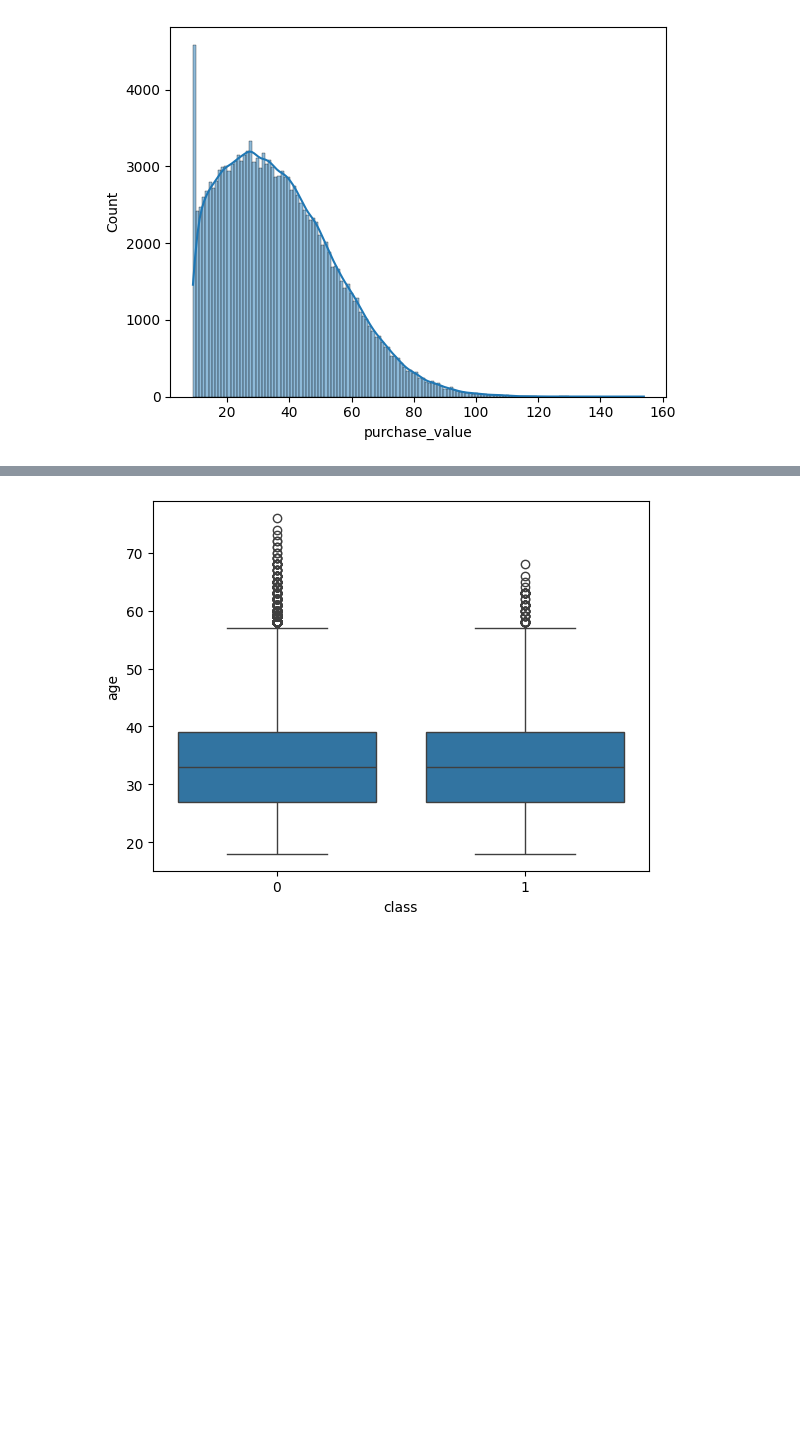
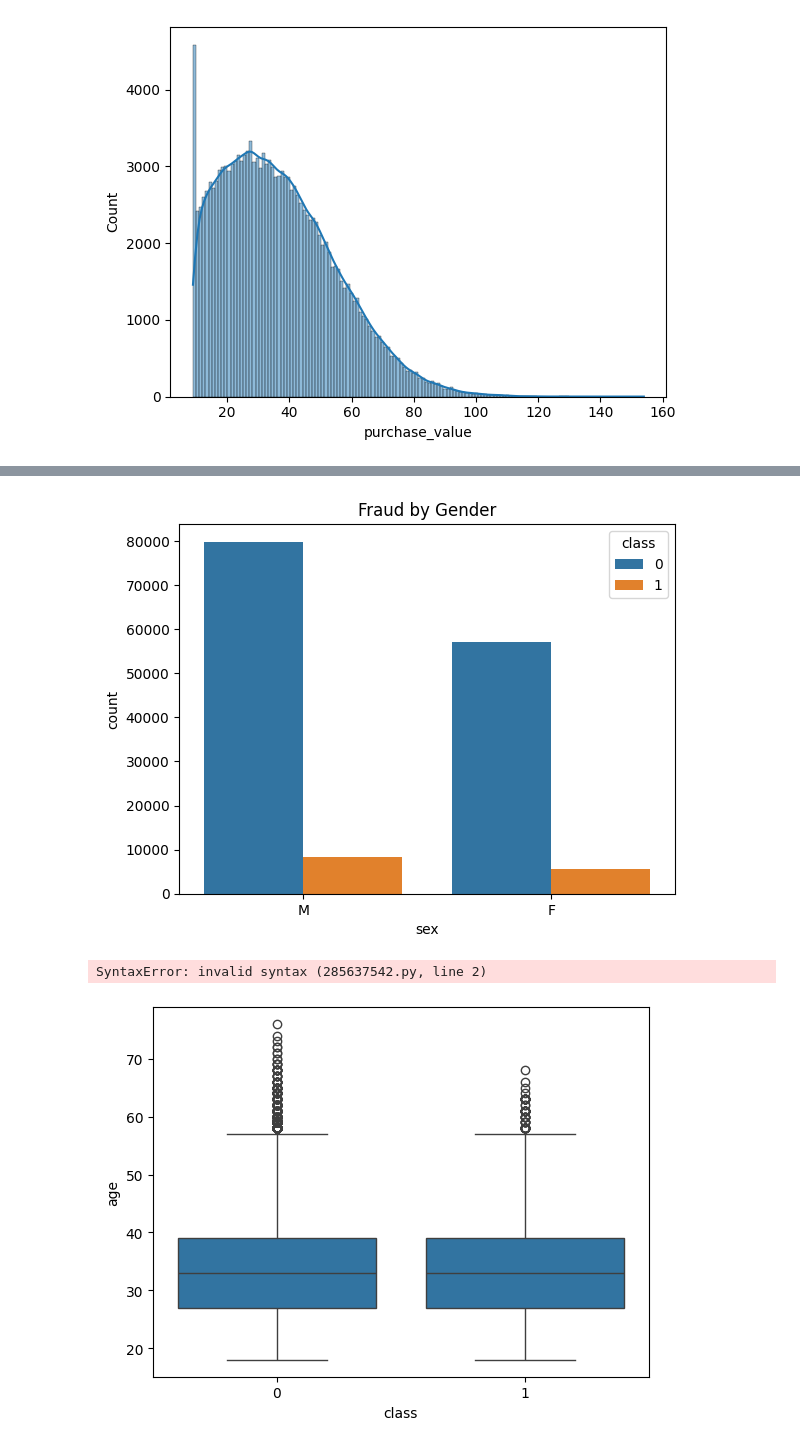
Before and after one commit to hlemma03-netizen/fraud-detection, a Jupyter notebook: notebooks/eda-fraud-data.ipynb, the cells around one changed output, grey strips where cells are left out. Saved outputs shown, nothing was run; the diff lists cells and outputs as text; code cells hidden in the pictures; blank space fills up the shorter version.

```diff
--- a/notebooks/eda-fraud-data.ipynb
+++ b/notebooks/eda-fraud-data.ipynb
@@ -123,3 +142,46 @@ plt.show()
+# %%
+sns.countplot(
+    x="sex",
+    hue="class",
+    data=fraud_df
+)
+plt.title("Fraud by Gender")
+plt.show()
+# %% [output]
+[figure, added]
+# %%
+if "merged_df" not in globals():
+    fraud_df["ip_address"] = fraud_df["ip_address"].astype(int)
+    ip_df["lower_bound_ip_address"] = ip_df["lower_bound_ip_address"].astype(int)
+    ip_df["upper_bound_ip_address"] = ip_df["upper_bound_ip_address"].astype(int)
+
+    fraud_df = fraud_df.sort_values("ip_address")
+    ip_df = ip_df.sort_values("lower_bound_ip_address")
+
+    merged_df = pd.merge_asof(
+        fraud_df,
+        ip_df,
+        left_on="ip_address",
+        right_on="lower_bound_ip_address",
+        direction="backward"
+    )
+    merged_df = merged_df[
+        merged_df["ip_address"] <= merged_df["upper_bound_ip_address"]
+    ]
+
+country_fraud = (
+    merged_df.groupby("country")["class"]
+    .mean()
+    .sort_values(ascending=False)
+    .head(10)
+)
+
+country_fraud.plot(kind="bar")
+plt.title("Top 10 Countries by Fraud Rate")
+plt.ylabel("Fraud Rate")
+plt.show()
+# %% [output]
+SyntaxError: invalid syntax (285637542.py, line 2)
 # %%
 sns.boxplot(
     x="class",
```
Also changed, not shown: parts of 10 cells of this notebook, 6 other files.
